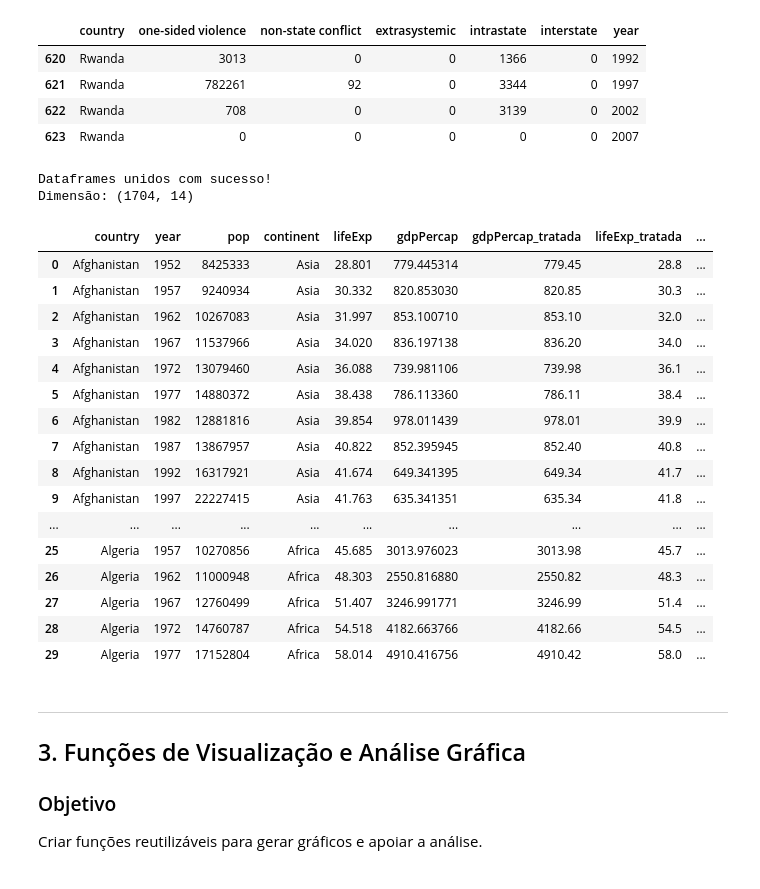
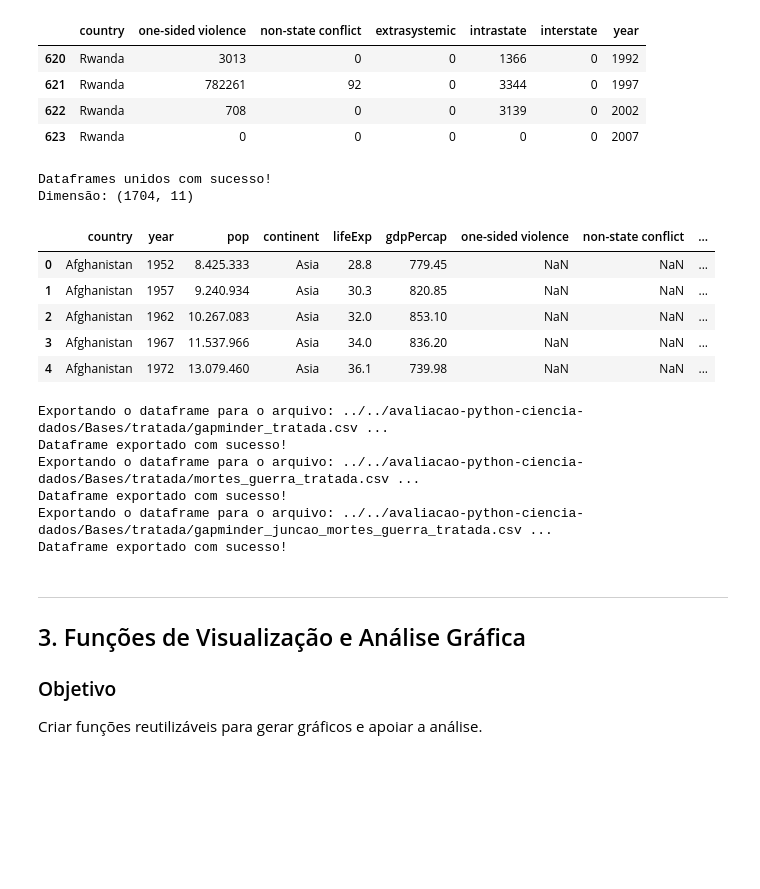
Before and after one commit to brunobgcardoso/avaliacao-python-ciencia-dados, a Jupyter notebook: src/Principal.ipynb, the cells around one changed output. Saved outputs shown, nothing was run; the diff lists cells and outputs as text; code cells hidden in the pictures; blank space fills up the shorter version.

```diff
--- a/src/Principal.ipynb
+++ b/src/Principal.ipynb
@@ -130,13 +130,13 @@ memory usage: 93.2+ KB
 #anos_por_pais = base_limpa.groupby("country").count()["year"].reset_index().sort_values(by="year", ascending=True)
 #anos_por_pais.head(1000)
 
-base_limpa['gdpPercap_tratada'] = base_limpa['gdpPercap'].round(2)
-base_limpa['lifeExp_tratada'] = base_limpa['lifeExp'].round(1)
-base_limpa["pop_tratada"] = base_limpa["pop"].apply(lambda x: f"{x:,.0f}".replace(",", "."))
+base_limpa['gdpPercap'] = base_limpa['gdpPercap'].round(2)
+base_limpa['lifeExp'] = base_limpa['lifeExp'].round(1)
 base_limpa["pop"] = base_limpa["pop"].astype("int64")
+base_limpa["pop"] = base_limpa["pop"].apply(lambda x: f"{x:,.0f}".replace(",", "."))
 
-base_limpa[base_limpa['country'] == 'China'].head()
-base_limpa[base_limpa['country'] == 'India'].head()
+base_limpa[base_limpa['country'] == 'China'].head(30)
+#base_limpa[base_limpa['country'] == 'India'].head(30)
 # %% [output]
 A value is trying to be set on a copy of a slice from a DataFrame.
 Try using .loc[row_indexer,col_indexer] = value instead
@@ -238,27 +242,28 @@ mortes_guerra.loc[ausentes].head(30)
 # %%
 #Agora a gente junta as 2 bases pra ver no que dá
 juncao = junta_dataframes(base_limpa, mortes_guerra, chave=['country', 'year'], tipo_juncao='left')
-juncao.head(30)
+juncao.head()
 # %% [output]
 Dataframes unidos com sucesso!
-Dimensão: (1704, 14)
+Dimensão: (1704, 11)
-|  | country | year | pop | continent | lifeExp | gdpPercap | gdpPercap_tratada | lifeExp_tratada | ... |
-| 0 | Afghanistan | 1952 | 8425333 | Asia | 28.801 | 779.445314 | 779.45 | 28.8 | ... |
-| 1 | Afghanistan | 1957 | 9240934 | Asia | 30.332 | 820.853030 | 820.85 | 30.3 | ... |
-| 2 | Afghanistan | 1962 | 10267083 | Asia | 31.997 | 853.100710 | 853.10 | 32.0 | ... |
-| 3 | Afghanistan | 1967 | 11537966 | Asia | 34.020 | 836.197138 | 836.20 | 34.0 | ... |
-| 4 | Afghanistan | 1972 | 13079460 | Asia | 36.088 | 739.981106 | 739.98 | 36.1 | ... |
-| 5 | Afghanistan | 1977 | 14880372 | Asia | 38.438 | 786.113360 | 786.11 | 38.4 | ... |
-| 6 | Afghanistan | 1982 | 12881816 | Asia | 39.854 | 978.011439 | 978.01 | 39.9 | ... |
-| 7 | Afghanistan | 1987 | 13867957 | Asia | 40.822 | 852.395945 | 852.40 | 40.8 | ... |
-| 8 | Afghanistan | 1992 | 16317921 | Asia | 41.674 | 649.341395 | 649.34 | 41.7 | ... |
-| 9 | Afghanistan | 1997 | 22227415 | Asia | 41.763 | 635.341351 | 635.34 | 41.8 | ... |
-| ... | ... | ... | ... | ... | ... | ... | ... | ... | ... |
-| 25 | Algeria | 1957 | 10270856 | Africa | 45.685 | 3013.976023 | 3013.98 | 45.7 | ... |
-| 26 | Algeria | 1962 | 11000948 | Africa | 48.303 | 2550.816880 | 2550.82 | 48.3 | ... |
-| 27 | Algeria | 1967 | 12760499 | Africa | 51.407 | 3246.991771 | 3246.99 | 51.4 | ... |
-| 28 | Algeria | 1972 | 14760787 | Africa | 54.518 | 4182.663766 | 4182.66 | 54.5 | ... |
-| 29 | Algeria | 1977 | 17152804 | Africa | 58.014 | 4910.416756 | 4910.42 | 58.0 | ... |
+|  | country | year | pop | continent | lifeExp | gdpPercap | one-sided violence | non-state conflict | ... |
+| 0 | Afghanistan | 1952 | 8.425.333 | Asia | 28.8 | 779.45 | NaN | NaN | ... |
+| 1 | Afghanistan | 1957 | 9.240.934 | Asia | 30.3 | 820.85 | NaN | NaN | ... |
+| 2 | Afghanistan | 1962 | 10.267.083 | Asia | 32.0 | 853.10 | NaN | NaN | ... |
+| 3 | Afghanistan | 1967 | 11.537.966 | Asia | 34.0 | 836.20 | NaN | NaN | ... |
+| 4 | Afghanistan | 1972 | 13.079.460 | Asia | 36.1 | 739.98 | NaN | NaN | ... |
+# %%
+#Escreve o arquivo em uma base tratada
+exporta_csv(base_limpa, '../../avaliacao-python-ciencia-dados/Bases/tratada/gapminder_tratada.csv', separador=';', encoding='utf-8', index=False)
+exporta_csv(mortes_guerra, '../../avaliacao-python-ciencia-dados/Bases/tratada/mortes_guerra_tratada.csv', separador=';', encoding='utf-8', index=False)
+exporta_csv(juncao, '../../avaliacao-python-ciencia-dados/Bases/tratada/gapminder_juncao_tratada.csv', separador=';', encoding='utf-8', index=False)
+# %% [output]
+Exportando o dataframe para o arquivo: ../../avaliacao-python-ciencia-dados/Bases/tratada/gapminder_tratada.csv ...
+Dataframe exportado com sucesso!
+Exportando o dataframe para o arquivo: ../../avaliacao-python-ciencia-dados/Bases/tratada/mortes_guerra_tratada.csv ...
+Dataframe exportado com sucesso!
+Exportando o dataframe para o arquivo: ../../avaliacao-python-ciencia-dados/Bases/tratada/gapminder_juncao_mortes_guerra_tratada.csv ...
+Dataframe exportado com sucesso!
 # %% [markdown]
 ---
 ## 3. Funções de Visualização e Análise Gráfica
```
Also changed, not shown: parts of 4 cells of this notebook, 10 other files.
